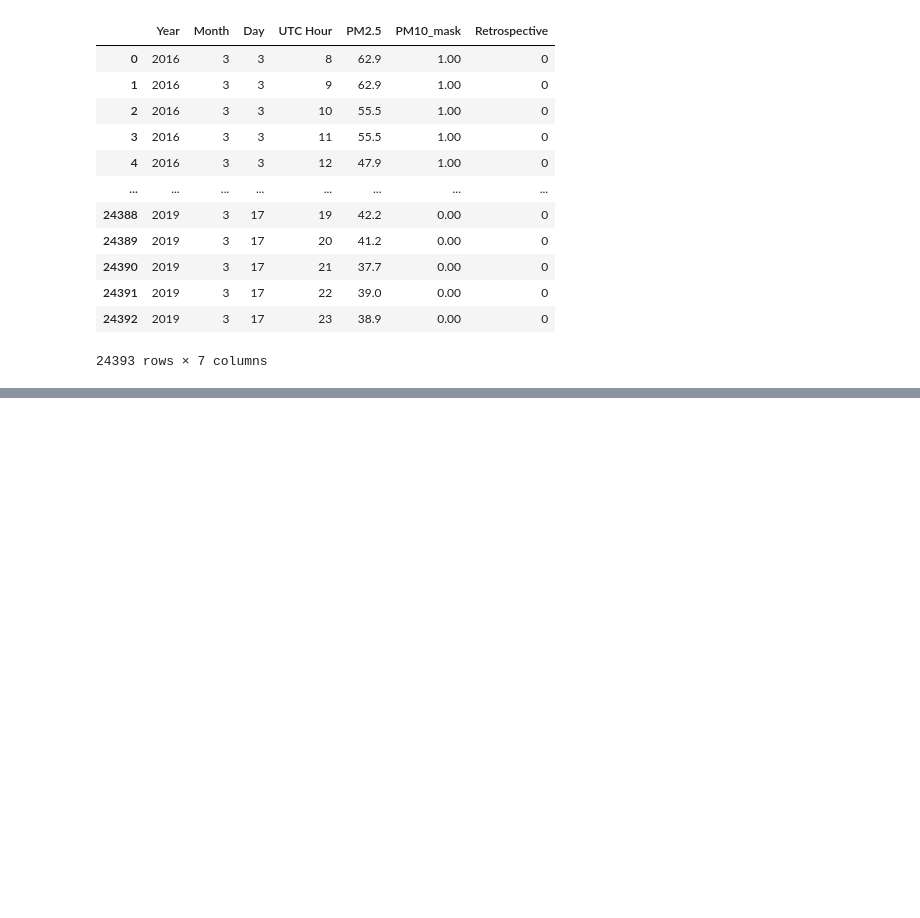
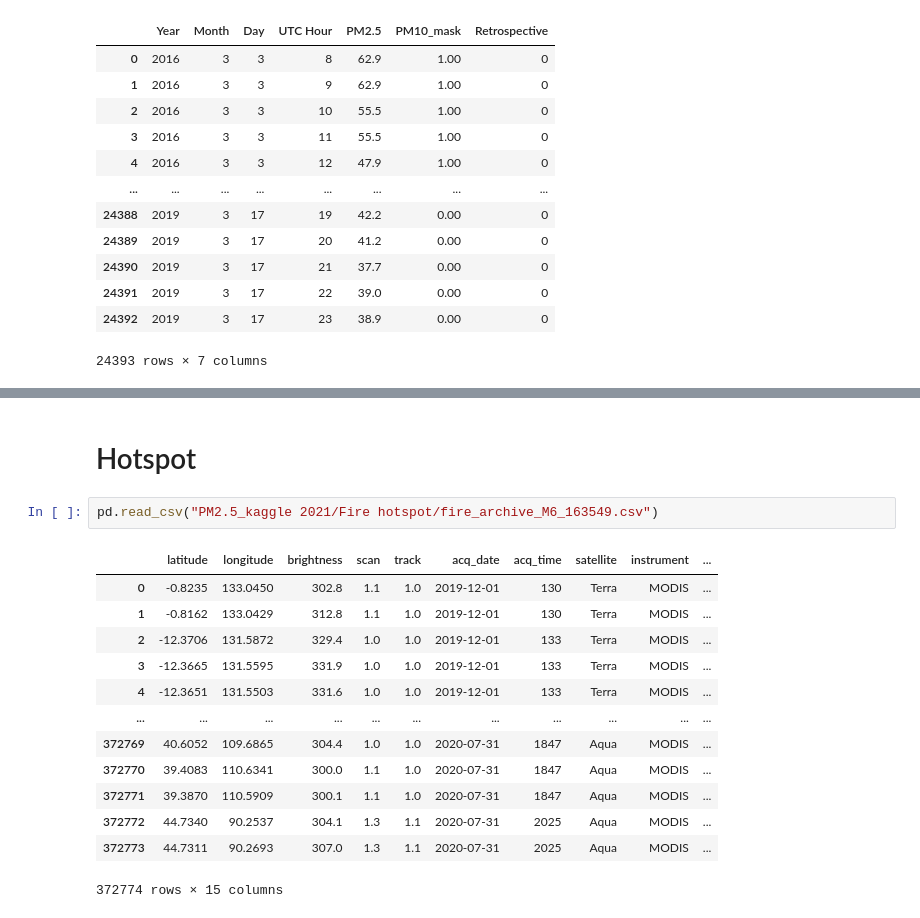
Before and after one commit to phumidea/datasci_project, a Jupyter notebook: explore_data.ipynb, the cells around one changed output, grey strips where cells are left out. Cells and saved outputs as stored; diff of their text form; blank space fills up the shorter version.

```diff
--- a/explore_data.ipynb
+++ b/explore_data.ipynb
@@ -91,0 +274,18 @@ df
+# %% [markdown]
+# Hotspot
+# %%
+pd.read_csv("PM2.5_kaggle 2021/Fire hotspot/fire_archive_M6_163549.csv")
+# %% [output]
+|  | latitude | longitude | brightness | scan | track | acq_date | acq_time | satellite | instrument | ... |
+| 0 | -0.8235 | 133.0450 | 302.8 | 1.1 | 1.0 | 2019-12-01 | 130 | Terra | MODIS | ... |
+| 1 | -0.8162 | 133.0429 | 312.8 | 1.1 | 1.0 | 2019-12-01 | 130 | Terra | MODIS | ... |
+| 2 | -12.3706 | 131.5872 | 329.4 | 1.0 | 1.0 | 2019-12-01 | 133 | Terra | MODIS | ... |
+| 3 | -12.3665 | 131.5595 | 331.9 | 1.0 | 1.0 | 2019-12-01 | 133 | Terra | MODIS | ... |
+| 4 | -12.3651 | 131.5503 | 331.6 | 1.0 | 1.0 | 2019-12-01 | 133 | Terra | MODIS | ... |
+| ... | ... | ... | ... | ... | ... | ... | ... | ... | ... | ... |
+| 372769 | 40.6052 | 109.6865 | 304.4 | 1.0 | 1.0 | 2020-07-31 | 1847 | Aqua | MODIS | ... |
+| 372770 | 39.4083 | 110.6341 | 300.0 | 1.1 | 1.0 | 2020-07-31 | 1847 | Aqua | MODIS | ... |
+| 372771 | 39.3870 | 110.5909 | 300.1 | 1.1 | 1.0 | 2020-07-31 | 1847 | Aqua | MODIS | ... |
+| 372772 | 44.7340 | 90.2537 | 304.1 | 1.3 | 1.1 | 2020-07-31 | 2025 | Aqua | MODIS | ... |
+| 372773 | 44.7311 | 90.2693 | 307.0 | 1.3 | 1.1 | 2020-07-31 | 2025 | Aqua | MODIS | ... |
+372774 rows × 15 columns
```
Also changed, not shown: parts of 22 cells of this notebook.
